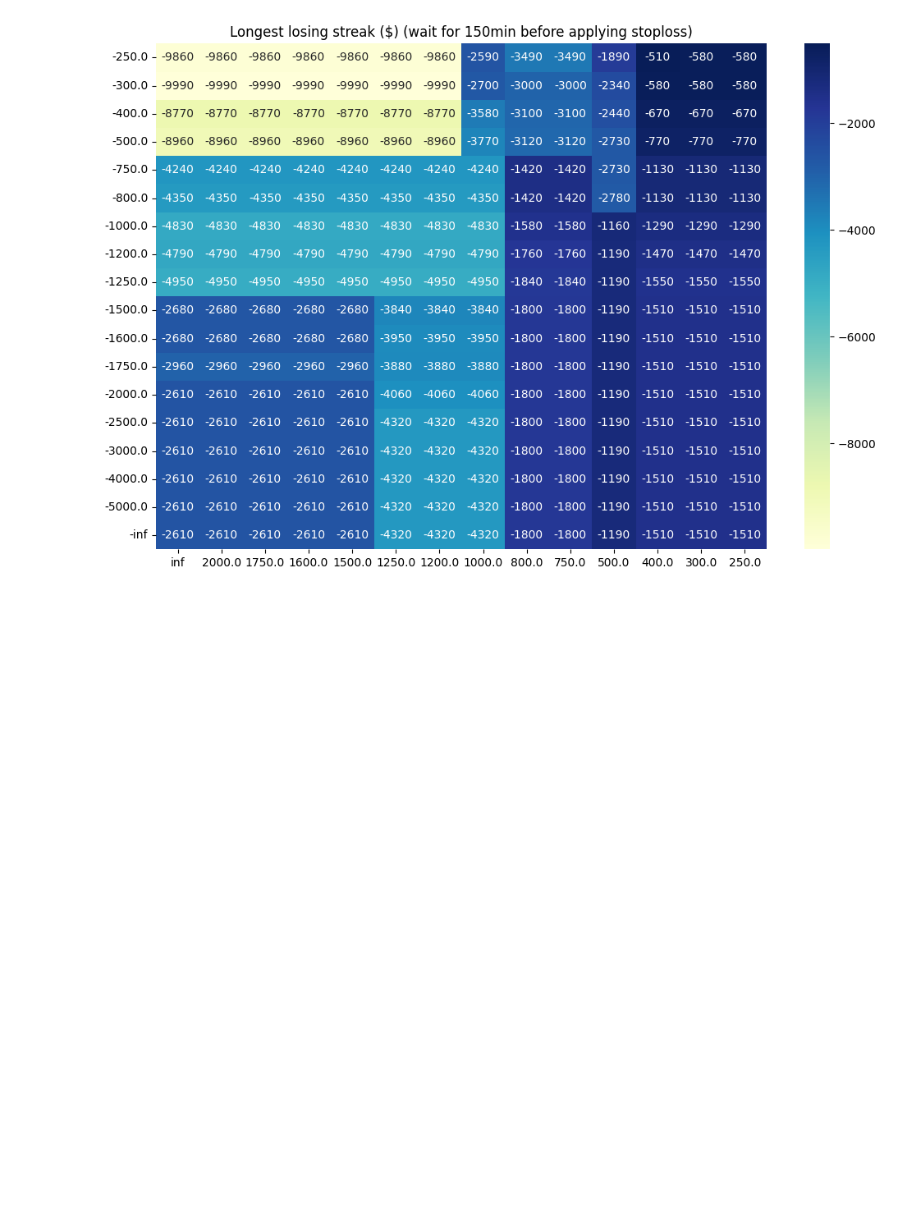
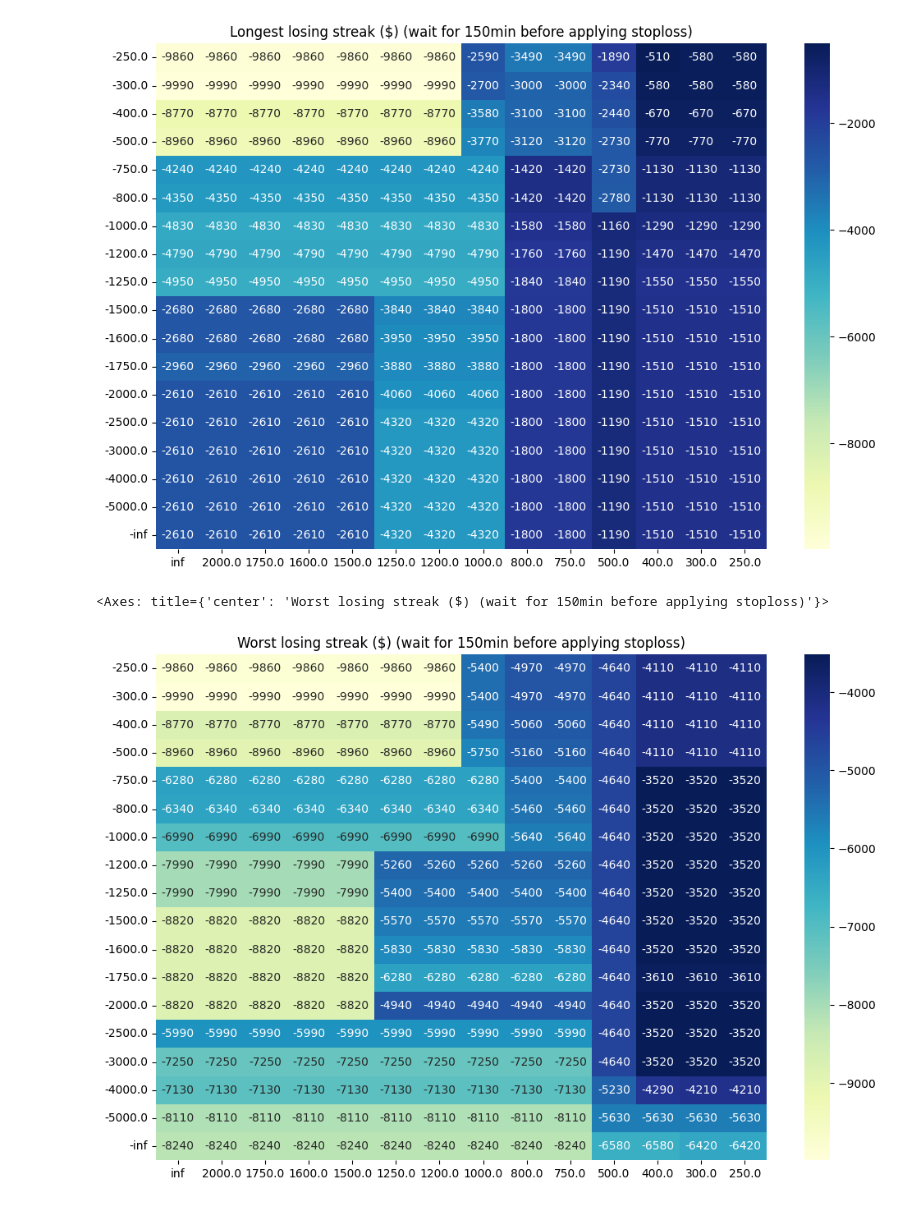
Before and after one commit to yalishanda42/stonksbot, a Jupyter notebook: options/backtest_analysis.ipynb, the cells around one changed output. Drawn from its saved outputs; the diff is of its cells as text; code cells hidden in the pictures; blank space fills up the shorter version.

```diff
--- a/options/backtest_analysis.ipynb
+++ b/options/backtest_analysis.ipynb
@@ -447,3 +474,24 @@ sns.heatmap(longest_losing_streak_loss_df, annot=True, fmt=".0f", cmap="YlGnBu")
 # %% [output]
 <Axes: title={'center': 'Longest losing streak ($) (wait for 150min before applying stoploss)'}>
 [figure]
+# %%
+worst_losing_streak_loss_df = pd.DataFrame(
+    {
+        profit_cat: [
+            max_losing_streak(np.array([
+                closing_strategy_limit_or_stoploss_after_n_or_last_m(profit_cat, loss_cat, WAIT_FOR_N_BEFORE_STOPLOSS, EXLUDE_LAST_N)(daily_movement)
+                for daily_movement in daily_movements
+            ]))
+            for loss_cat in loss_categories
+        ]
+        for profit_cat in profit_categories
+    },
+    index=loss_categories
+)
+
+plt.figure(figsize=(12, 8))
+plt.title(f"Worst losing streak ($) (wait for {WAIT_FOR_N_BEFORE_STOPLOSS}min before applying stoploss)")
+sns.heatmap(worst_losing_streak_loss_df, annot=True, fmt=".0f", cmap="YlGnBu")
+# %% [output]
+<Axes: title={'center': 'Worst losing streak ($) (wait for 150min before applying stoploss)'}>
+[figure, added]
```
Also changed, not shown: parts of 2 cells of this notebook.
